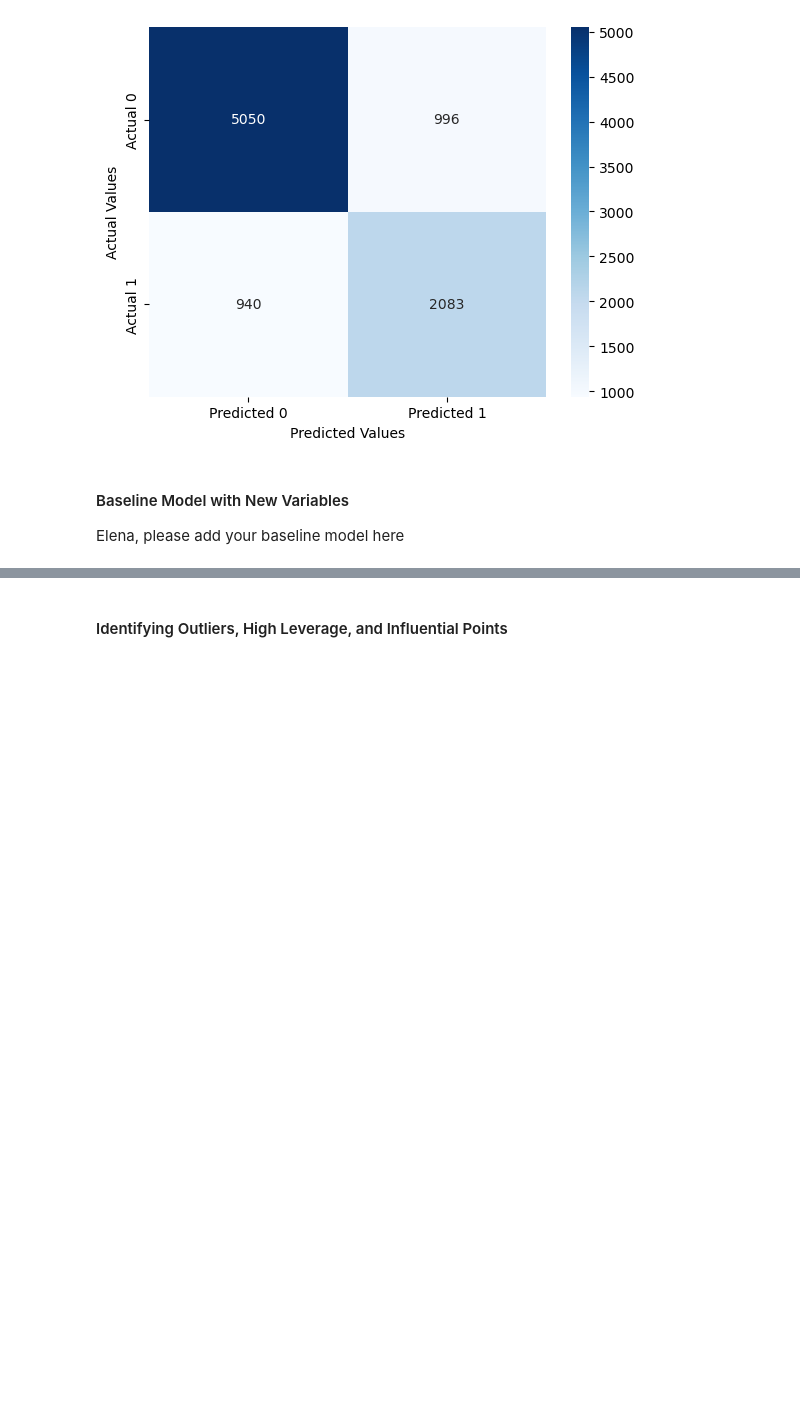
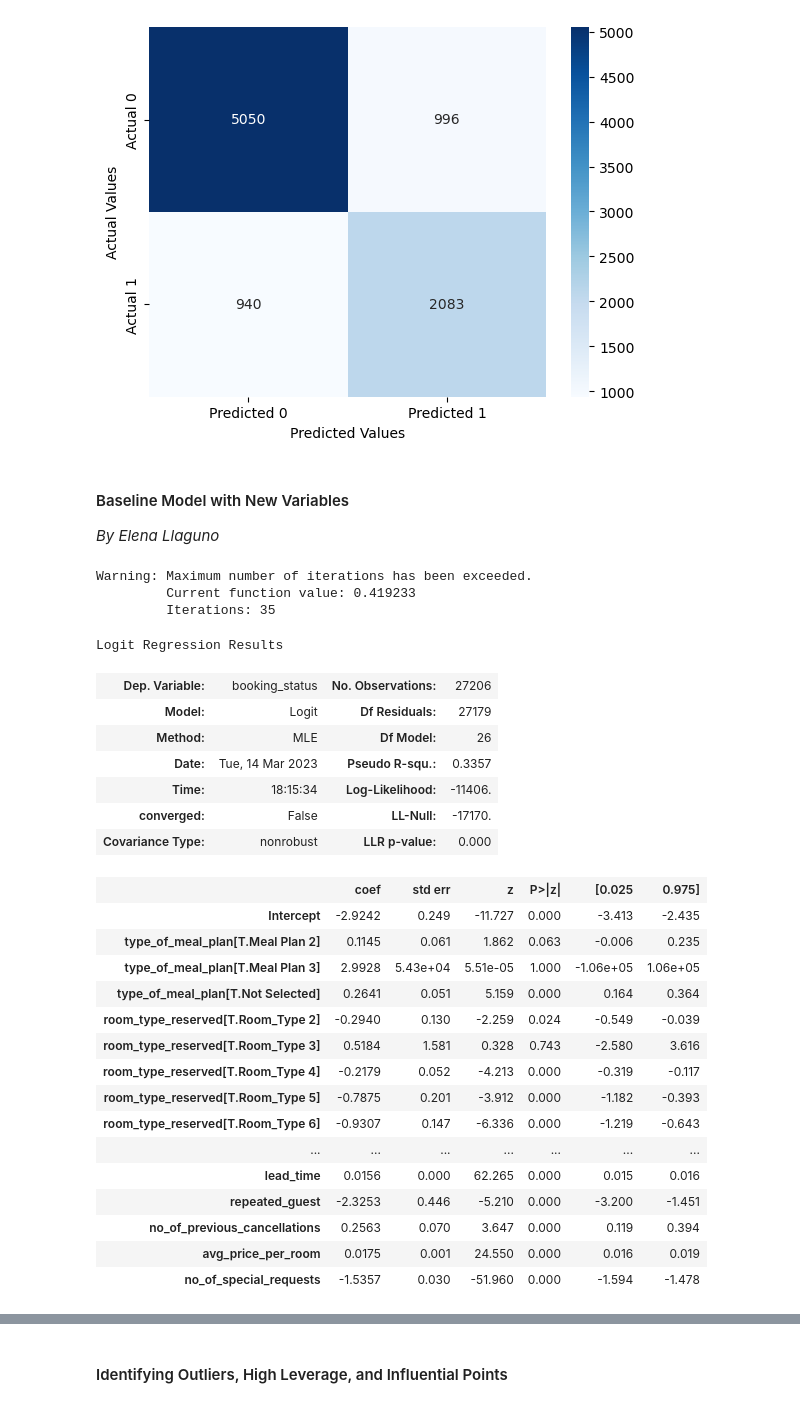
Before and after one commit to LinhNgaNguyen/STAT303-2-Project, a Jupyter notebook: Report/Project Code Anaconda.ipynb, the cells around one changed output, grey strips where cells are left out. Cells and saved outputs as stored; diff of their text form; code cells hidden in the pictures; blank space fills up the shorter version.

Commit message:
adding new variables to project code

```diff
--- a/Report/Project Code Anaconda.ipynb
+++ b/Report/Project Code Anaconda.ipynb
@@ -658,5 +755,35 @@ ROC-AUC = 85.4%
 pred_values_1 = logit_model.predict(test)
 # %% [markdown]
 #### Baseline Model with New Variables
-
-Elena, please add your baseline model here
+*By Elena Llaguno*
+# %%
+logit_model_NEW = sm.logit(formula = 'booking_status ~ no_of_adults + no_of_children  + no_of_weekend_nights + no_of_week_nights + type_of_meal_plan + required_car_parking_space + room_type_reserved +lead_time  + market_segment_type +repeated_guest + no_of_previous_cancellations + avg_price_per_room  + no_of_special_requests + seasons ', data = train).fit()
+logit_model_NEW.summary()
+# %% [output]
+Warning: Maximum number of iterations has been exceeded.
+         Current function value: 0.419233
+         Iterations: 35
+Logit Regression Results
+| Dep. Variable: | booking_status | No. Observations: | 27206 |
+| Model: | Logit | Df Residuals: | 27179 |
+| Method: | MLE | Df Model: | 26 |
+| Date: | Tue, 14 Mar 2023 | Pseudo R-squ.: | 0.3357 |
+| Time: | 18:15:34 | Log-Likelihood: | -11406. |
+| converged: | False | LL-Null: | -17170. |
+| Covariance Type: | nonrobust | LLR p-value: | 0.000 |
+|  | coef | std err | z | P>|z| | [0.025 | 0.975] |
+| Intercept | -2.9242 | 0.249 | -11.727 | 0.000 | -3.413 | -2.435 |
+| type_of_meal_plan[T.Meal Plan 2] | 0.1145 | 0.061 | 1.862 | 0.063 | -0.006 | 0.235 |
+| type_of_meal_plan[T.Meal Plan 3] | 2.9928 | 5.43e+04 | 5.51e-05 | 1.000 | -1.06e+05 | 1.06e+05 |
+| type_of_meal_plan[T.Not Selected] | 0.2641 | 0.051 | 5.159 | 0.000 | 0.164 | 0.364 |
+| room_type_reserved[T.Room_Type 2] | -0.2940 | 0.130 | -2.259 | 0.024 | -0.549 | -0.039 |
+| room_type_reserved[T.Room_Type 3] | 0.5184 | 1.581 | 0.328 | 0.743 | -2.580 | 3.616 |
+| room_type_reserved[T.Room_Type 4] | -0.2179 | 0.052 | -4.213 | 0.000 | -0.319 | -0.117 |
+| room_type_reserved[T.Room_Type 5] | -0.7875 | 0.201 | -3.912 | 0.000 | -1.182 | -0.393 |
+| room_type_reserved[T.Room_Type 6] | -0.9307 | 0.147 | -6.336 | 0.000 | -1.219 | -0.643 |
+| ... | ... | ... | ... | ... | ... | ... |
+| lead_time | 0.0156 | 0.000 | 62.265 | 0.000 | 0.015 | 0.016 |
+| repeated_guest | -2.3253 | 0.446 | -5.210 | 0.000 | -3.200 | -1.451 |
+| no_of_previous_cancellations | 0.2563 | 0.070 | 3.647 | 0.000 | 0.119 | 0.394 |
+| avg_price_per_room | 0.0175 | 0.001 | 24.550 | 0.000 | 0.016 | 0.019 |
+| no_of_special_requests | -1.5357 | 0.030 | -51.960 | 0.000 | -1.594 | -1.478 |
```
Also changed, not shown: parts of 12 cells of this notebook, 1 other file.
